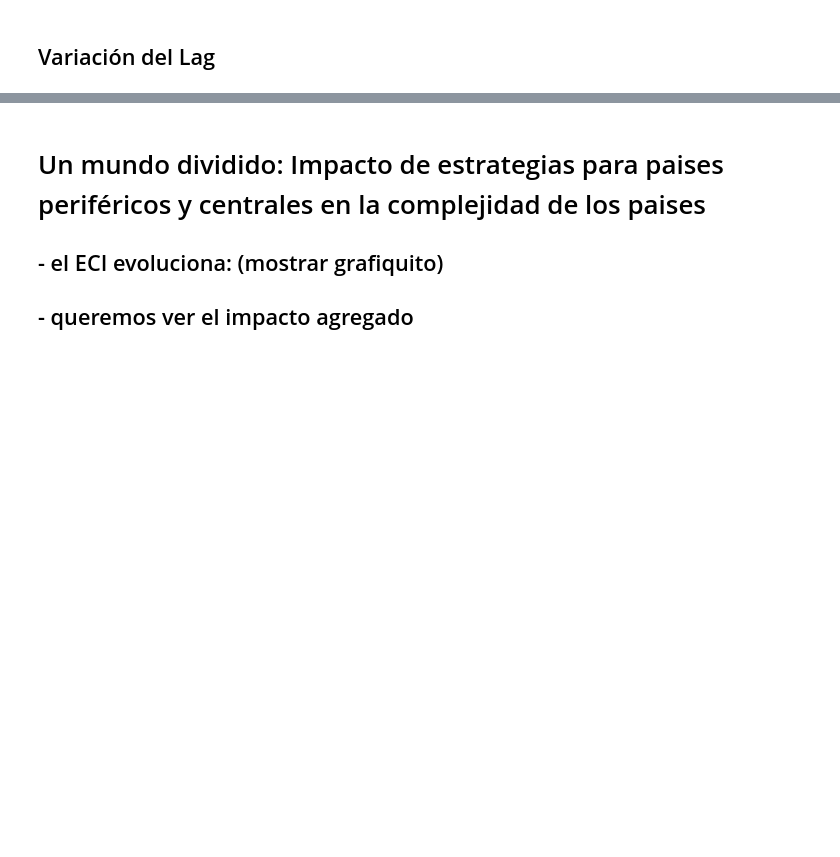
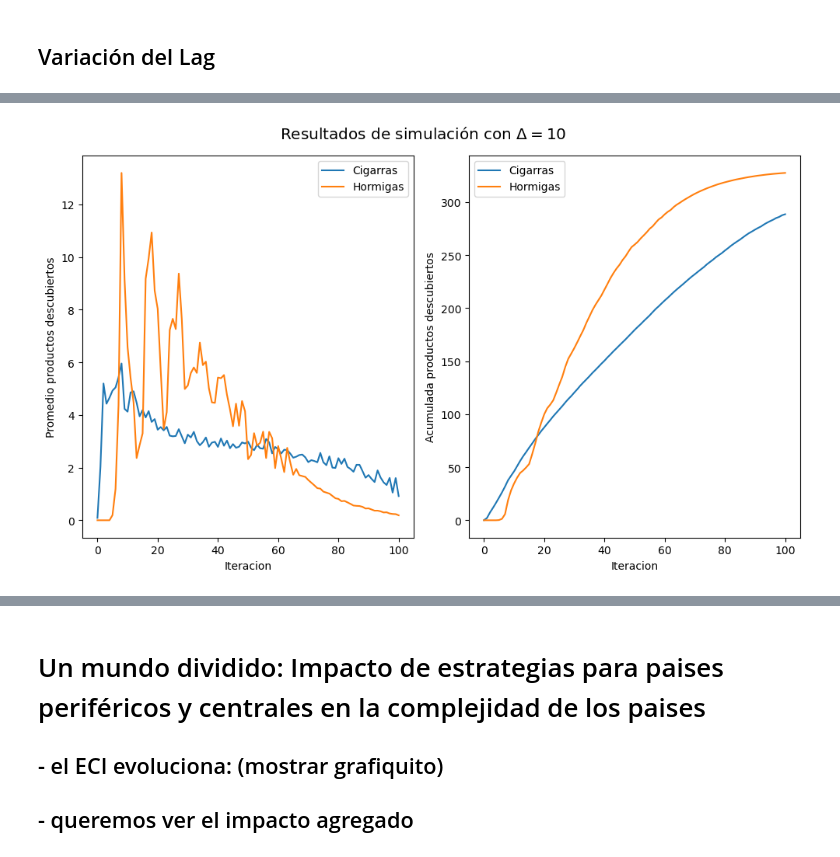
Before and after one commit to CatrielD/msscae-tp-final, a Jupyter notebook: Presentacion.ipynb, the cells around one changed output, grey strips where cells are left out. Cells and saved outputs as stored; diff of their text form; code cells hidden in the pictures; blank space fills up the shorter version.

```diff
--- a/Presentacion.ipynb
+++ b/Presentacion.ipynb
@@ -215,0 +229,4 @@ Image(filename="./img/dps-vs-sps-evolucion-productos--omega-0.6.png")
+# %%
+Image(filename="./img/lag_10.png")
+# %% [output]
+[figure, added]
```
Also changed, not shown: parts of 13 cells of this notebook.
